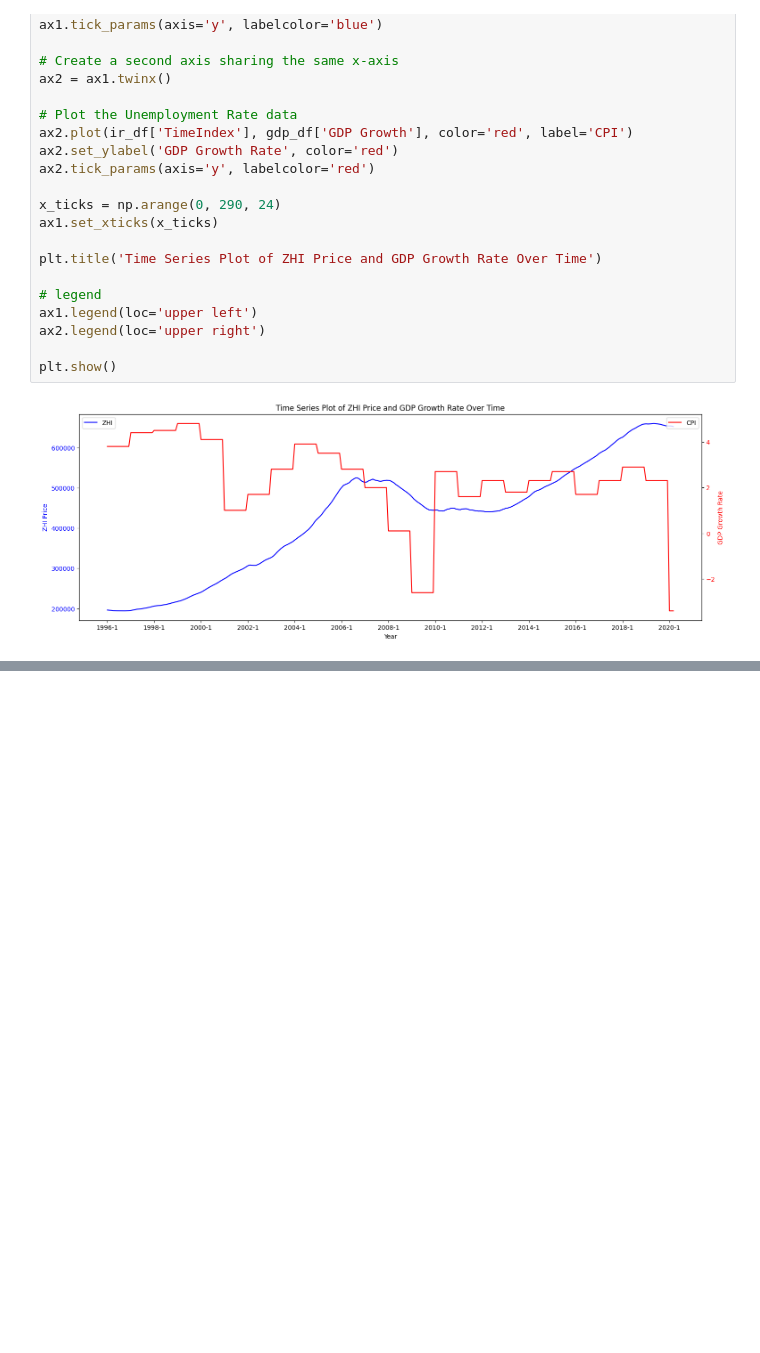
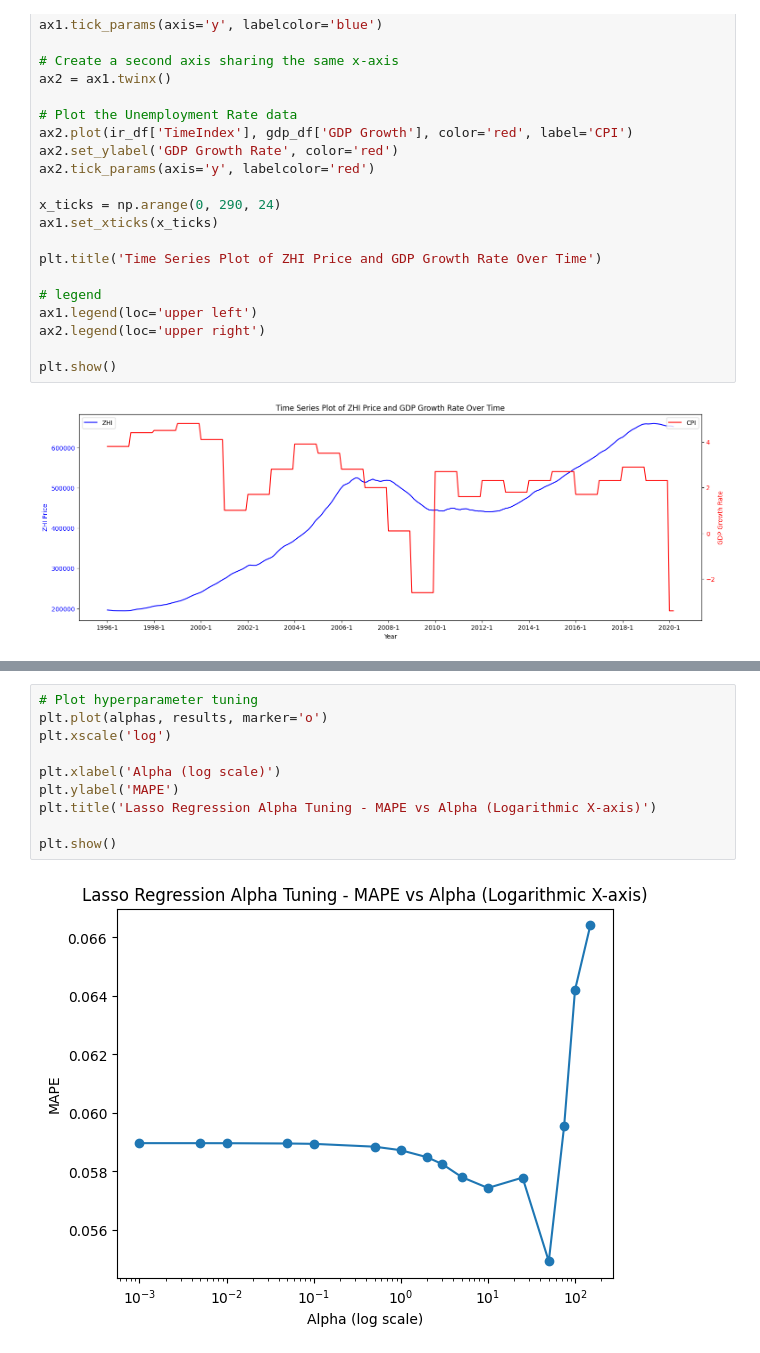
Before and after one commit to ngk324/DSCI441_Project_House_Price_Prediction, a Jupyter notebook: DSCI441_Project.ipynb, the cells around one changed output, grey strips where cells are left out. Cells and saved outputs as stored; diff of their text form; blank space fills up the shorter version.

```diff
--- a/DSCI441_Project.ipynb
+++ b/DSCI441_Project.ipynb
@@ -671,3 +711,15 @@ Lasso Mean Absolute Percentage Error: 0.05872196741078473
+# %%
+# Plot hyperparameter tuning
+plt.plot(alphas, results, marker='o')
+plt.xscale('log')
+
+plt.xlabel('Alpha (log scale)')
+plt.ylabel('MAPE')
+plt.title('Lasso Regression Alpha Tuning - MAPE vs Alpha (Logarithmic X-axis)')
+
+plt.show()
+# %% [output]
+[figure, added]
 # %%
 # Split data into training and test
 train = full_df[(full_df['Year'] < 2014) | ((full_df['Year'] == 2013) & (full_df['Month'] <= 12))]
```
Also changed, not shown: parts of 6 cells of this notebook, 2 other files.
